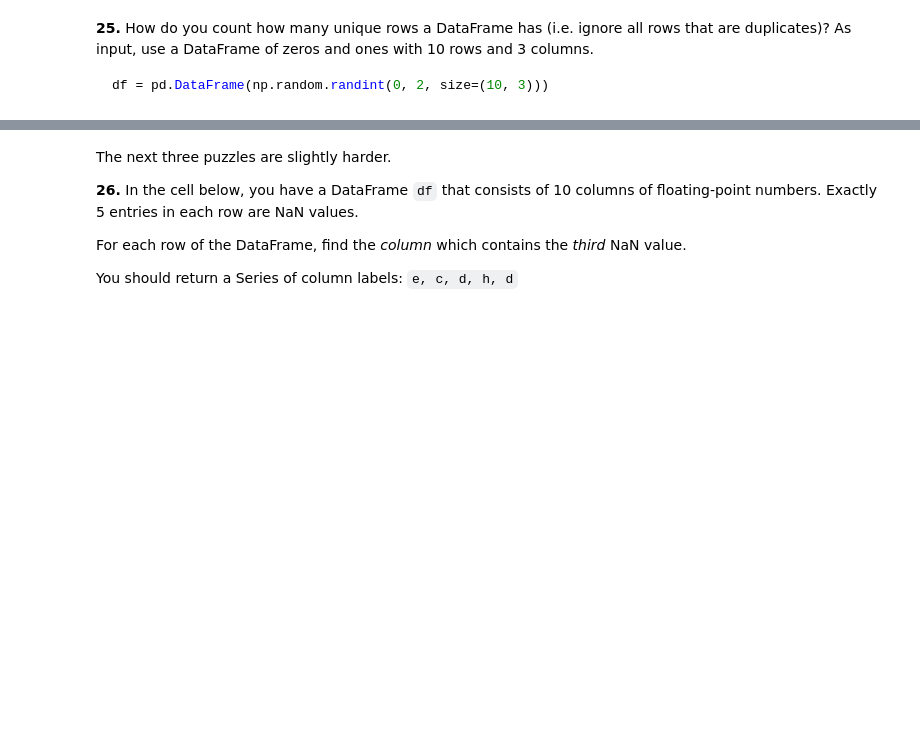
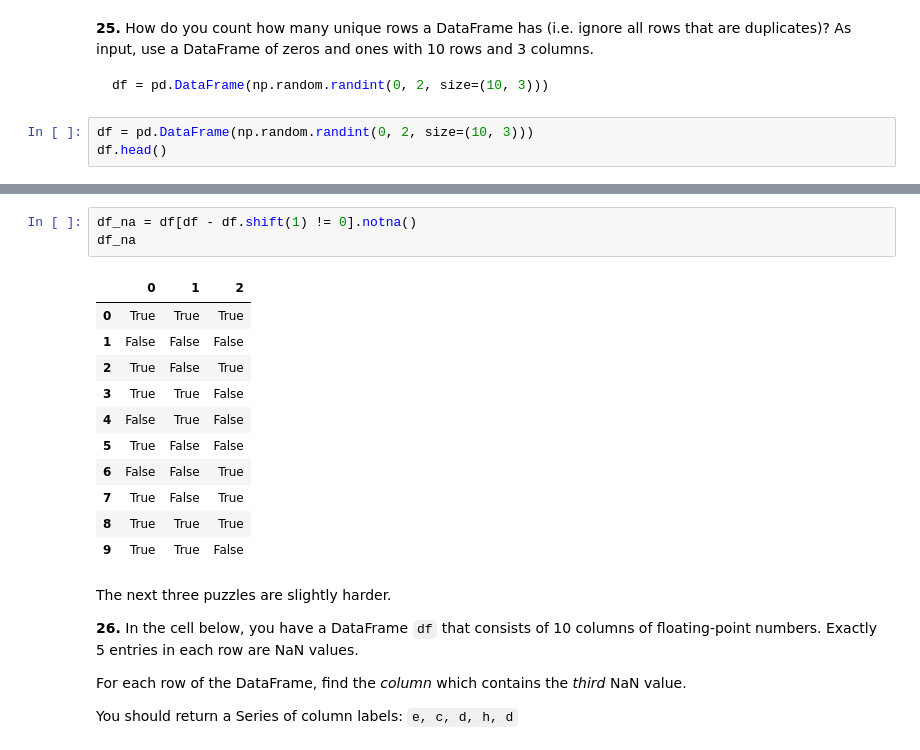
Before and after one commit to NicoCeresa/100-pandas-puzzles, a Jupyter notebook: 100-pandas-puzzles.ipynb, the cells around one changed output, grey strips where cells are left out. Saved outputs shown, nothing was run; the diff lists cells and outputs as text; blank space fills up the shorter version.

````diff
--- a/100-pandas-puzzles.ipynb
+++ b/100-pandas-puzzles.ipynb
@@ -379,3 +394,6 @@ Which column of numbers has the smallest sum?  Return that column's label.
 ```python
 df = pd.DataFrame(np.random.randint(0, 2, size=(10, 3)))
 ```
+# %%
+df = pd.DataFrame(np.random.randint(0, 2, size=(10, 3)))
+df.head()
@@ -382,3 +407,18 @@ df = pd.DataFrame(np.random.randint(0, 2, size=(10, 3)))
+# %%
+df_na = df[df - df.shift(1) != 0].notna()
+df_na
+# %% [output]
+|  | 0 | 1 | 2 |
+| 0 | True | True | True |
+| 1 | False | False | False |
+| 2 | True | False | True |
+| 3 | True | True | False |
+| 4 | False | True | False |
+| 5 | True | False | False |
+| 6 | False | False | True |
+| 7 | True | False | True |
+| 8 | True | True | True |
+| 9 | True | True | False |
 # %% [markdown]
 The next three puzzles are slightly harder.
 
````
Also changed, not shown: parts of 3 cells of this notebook.
